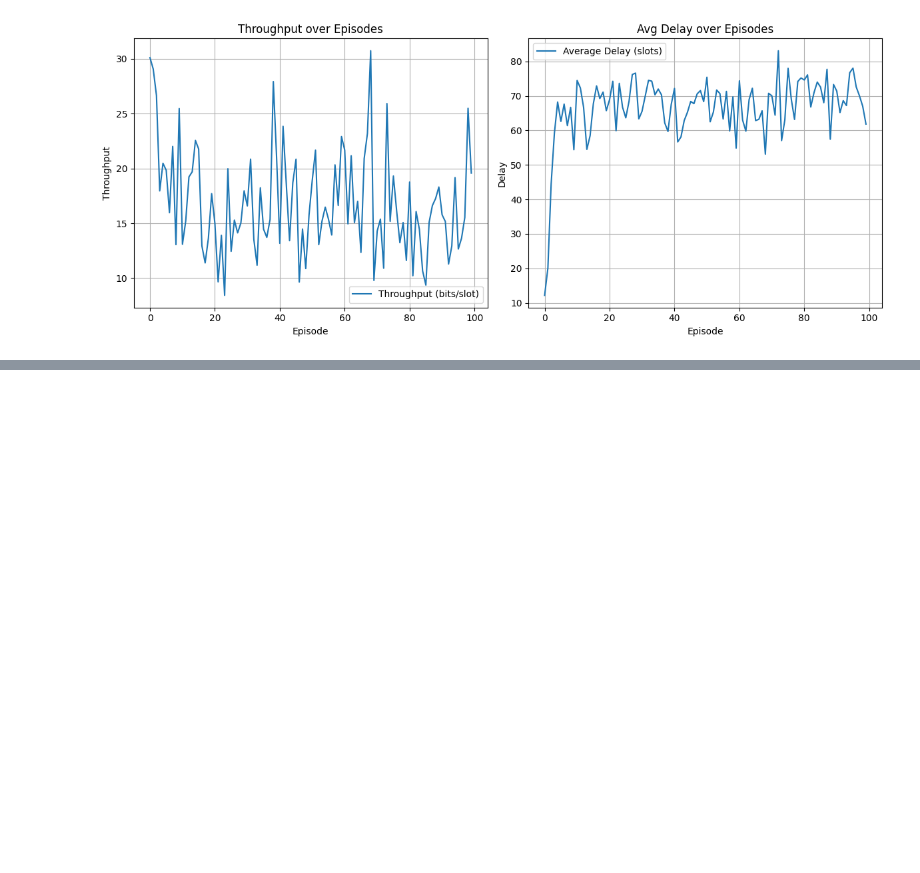
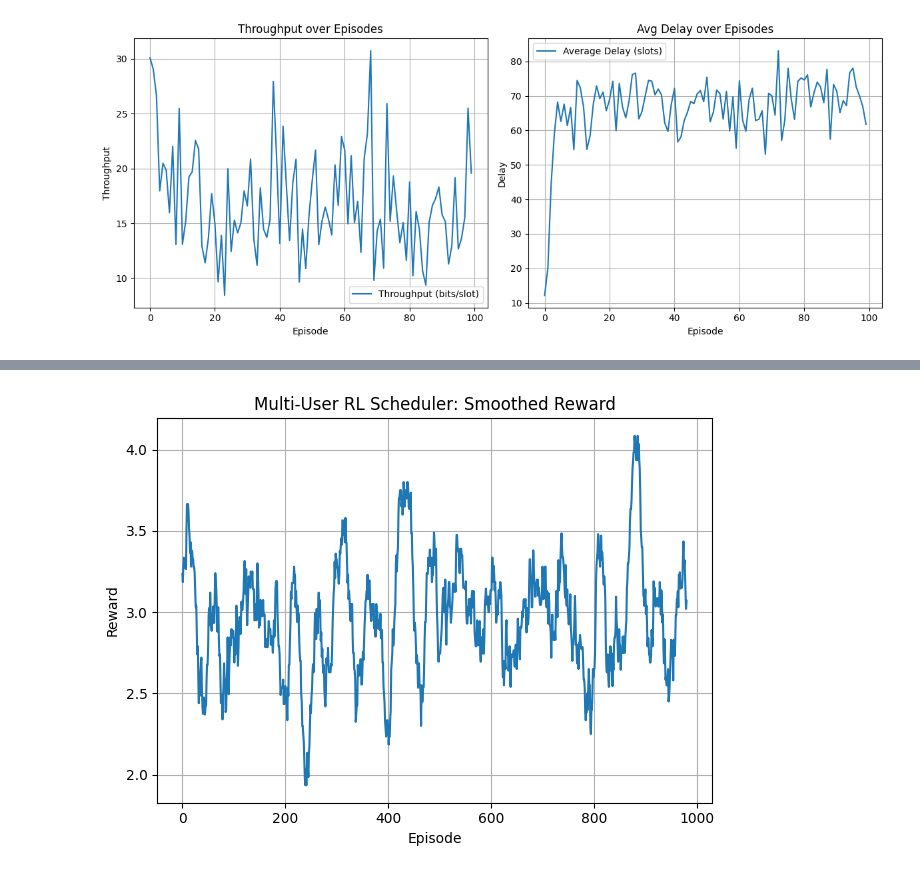
Before and after one commit to hamed-h98/5G_projects, a Jupyter notebook: 01_Wireless_PHY/WirelessComm_Tutorial2.ipynb, the cells around one changed output, grey strips where cells are left out. Cells and saved outputs as stored; diff of their text form; code cells hidden in the pictures; blank space fills up the shorter version.

```diff
--- a/01_Wireless_PHY/WirelessComm_Tutorial2.ipynb
+++ b/01_Wireless_PHY/WirelessComm_Tutorial2.ipynb
@@ -415,0 +1286,100 @@ Episode 100, Reward: 2664.0, Throughput: 19.6 b/slot, Delay: 61.83, Epsilon: 0.0
+# %%
+import numpy as np
+import random
+import matplotlib.pyplot as plt
+
+# Settings for multi-user system
+num_users = 4
+num_rb = 4  # Number of available resource blocks
+
+# User states (simplified)
+cqis = ['low', 'med', 'high']
+buffers = ['empty', 'partial', 'full']
+delays = ['low', 'med', 'high']
+
+# State space
+state_space = [(c, b, d) for c in cqis for b in buffers for d in delays]
+state_to_idx = {s: i for i, s in enumerate(state_space)}
+num_states = len(state_space)
+
+# Action: Assign one user to one RB (user_idx, rb_idx)
+actions = [(u, rb) for u in range(num_users) for rb in range(num_rb)]
+num_actions = len(actions)
+
+# Initialize Q-table
+Q = np.zeros((num_states ** num_users, num_actions))
+
+# RL hyperparameters
+alpha = 0.1
+gamma = 0.9
+epsilon = 0.1
+episodes = 1000
+
+# Helper: Convert user states to a single index
+def get_combined_state_idx(user_states):
+    idx = 0
+    base = 1
+    for s in reversed(user_states):
+        idx += state_to_idx[s] * base
+        base *= num_states
+    return idx
+
+# Reward function
+def get_reward(user_state, action_user, action_rb):
+    cqi, buf, delay = user_state[action_user]
+    r = 0
+    if cqi == 'high': r += 2
+    elif cqi == 'med': r += 1
+    if buf == 'full': r += 2
+    elif buf == 'partial': r += 1
+    if delay == 'high': r += 2
+    elif delay == 'med': r += 1
+    r -= 0.1 * action_rb  # minor penalty
+    return r
+
+# Training loop
+reward_history = []
+
+for ep in range(episodes):
+    # Randomly generate user states
+    user_states = [(
+        random.choice(cqis),
+        random.choice(buffers),
+        random.choice(delays)
+    ) for _ in range(num_users)]
+    state_idx = get_combined_state_idx(user_states)
+
+    # Epsilon-greedy action
+    if random.random() < epsilon:
+        action_idx = random.randint(0, num_actions - 1)
+    else:
+        action_idx = np.argmax(Q[state_idx])
+
+    action_user, action_rb = actions[action_idx]
+    reward = get_reward(user_states, action_user, action_rb)
+
+    # New random states after scheduling
+    new_user_states = [(
+        random.choice(cqis),
+        random.choice(buffers),
+        random.choice(delays)
+    ) for _ in range(num_users)]
+    new_state_idx = get_combined_state_idx(new_user_states)
+
+    # Q-table update
+    Q[state_idx, action_idx] += alpha * (
+        reward + gamma * np.max(Q[new_state_idx]) - Q[state_idx, action_idx]
+    )
+
+    reward_history.append(reward)
+
+# Save plot to file
+plt.figure()
+plt.plot(np.convolve(reward_history, np.ones(20)/20, mode='valid'))
+plt.title("Multi-User RL Scheduler: Smoothed Reward")
+plt.xlabel("Episode")
+plt.ylabel("Reward")
+plt.grid(True)
+plt.tight_layout()
+# %% [output]
+[figure, added]
```
Also changed, not shown: parts of 13 cells of this notebook.
